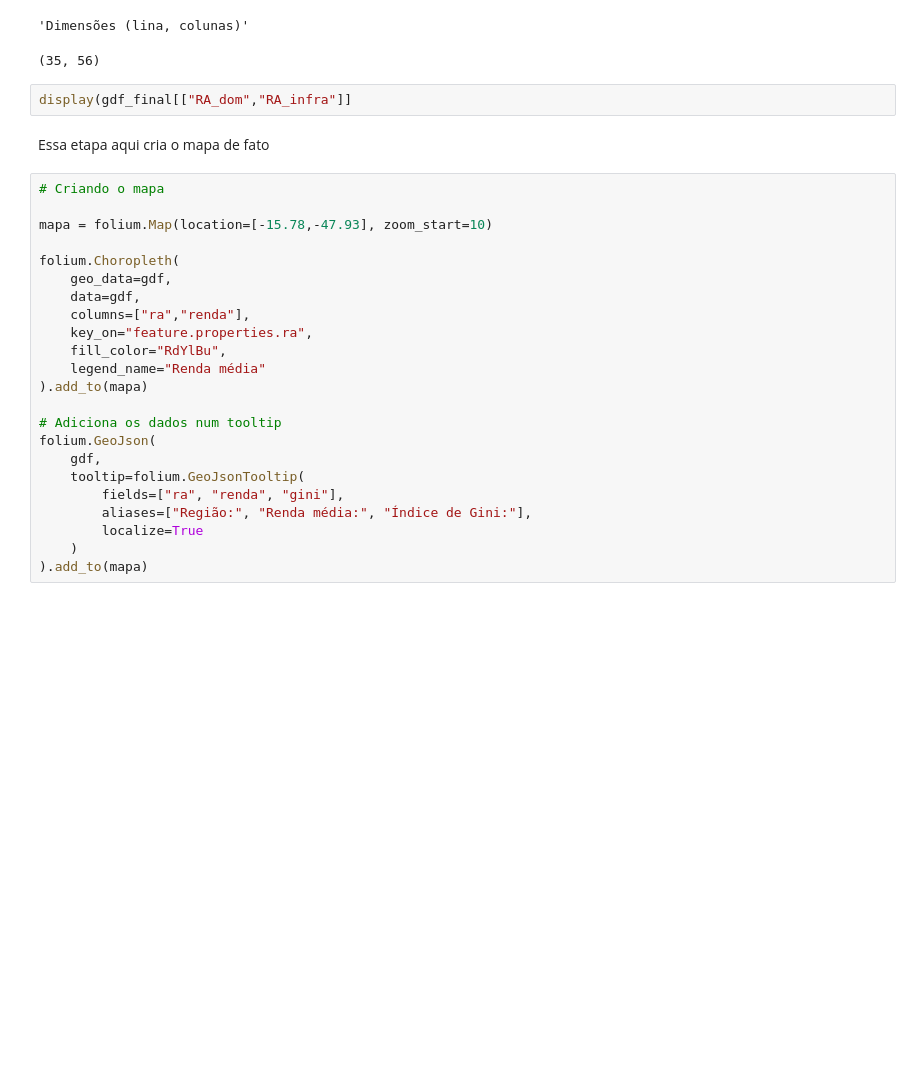
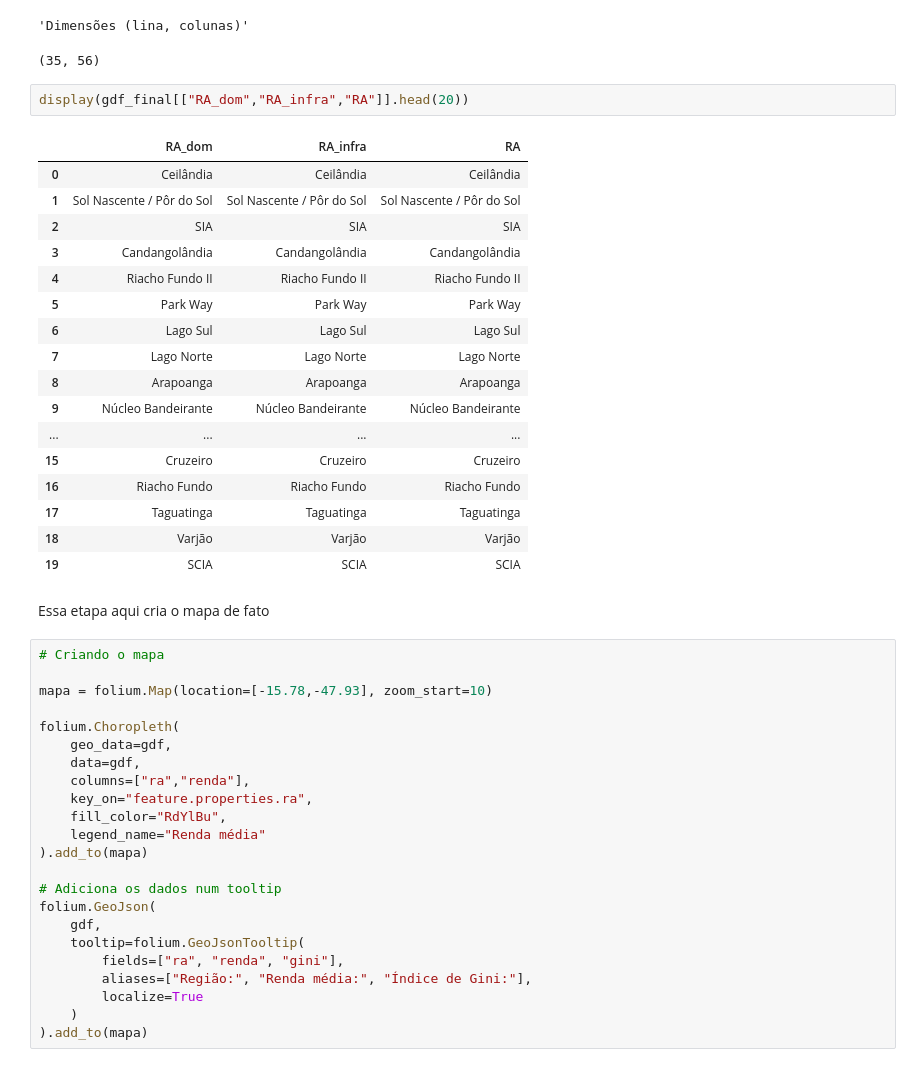
Before and after one commit to PedroHenrique31/ProjetoGeoPandas, a Jupyter notebook: Criador_de_mapa.ipynb, the cells around one changed output. Saved outputs shown, nothing was run; the diff lists cells and outputs as text; blank space fills up the shorter version.

```diff
--- a/Criador_de_mapa.ipynb
+++ b/Criador_de_mapa.ipynb
@@ -197,7 +119,25 @@ Index(['id', 'fid', 'ra_cira', 'ra_codigo', 'ra_nome', 'ra_path', 'ra_areakm2',
 'Dimensões (lina, colunas)'
 (35, 56)
 # %%
-display(gdf_final[["RA_dom","RA_infra"]]
+display(gdf_final[["RA_dom","RA_infra","RA"]].head(20))
+# %% [output]
+|  | RA_dom | RA_infra | RA |
+| 0 | Ceilândia | Ceilândia | Ceilândia |
+| 1 | Sol Nascente / Pôr do Sol | Sol Nascente / Pôr do Sol | Sol Nascente / Pôr do Sol |
+| 2 | SIA | SIA | SIA |
+| 3 | Candangolândia | Candangolândia | Candangolândia |
+| 4 | Riacho Fundo II | Riacho Fundo II | Riacho Fundo II |
+| 5 | Park Way | Park Way | Park Way |
+| 6 | Lago Sul | Lago Sul | Lago Sul |
+| 7 | Lago Norte | Lago Norte | Lago Norte |
+| 8 | Arapoanga | Arapoanga | Arapoanga |
+| 9 | Núcleo Bandeirante | Núcleo Bandeirante | Núcleo Bandeirante |
+| ... | ... | ... | ... |
+| 15 | Cruzeiro | Cruzeiro | Cruzeiro |
+| 16 | Riacho Fundo | Riacho Fundo | Riacho Fundo |
+| 17 | Taguatinga | Taguatinga | Taguatinga |
+| 18 | Varjão | Varjão | Varjão |
+| 19 | SCIA | SCIA | SCIA |
 # %% [markdown]
 Essa etapa aqui cria o mapa de fato
 # %%
```
Also changed, not shown: parts of 6 cells of this notebook.
